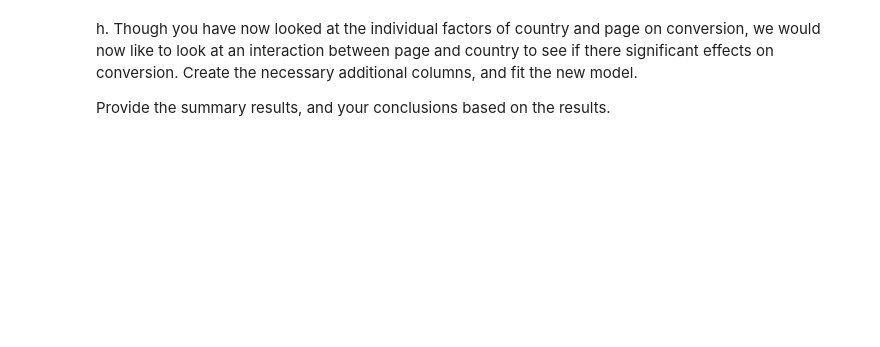
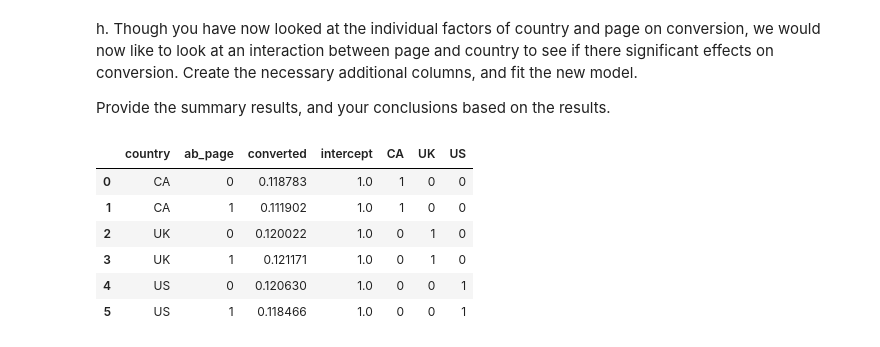
Before and after one commit to istam/Analyze-A-B-Test-Results, a Jupyter notebook: Istam_Kulliev_Analyze_ab_test_results_notebook.ipynb, the cells around one changed output. Saved outputs shown, nothing was run; the diff lists cells and outputs as text; code cells hidden in the pictures; blank space fills up the shorter version.

```diff
--- a/Istam_Kulliev_Analyze_ab_test_results_notebook.ipynb
+++ b/Istam_Kulliev_Analyze_ab_test_results_notebook.ipynb
@@ -590,3 +640,13 @@ df_new.head()
 h. Though you have now looked at the individual factors of country and page on conversion, we would now like to look at an interaction between page and country to see if there significant effects on conversion.  Create the necessary additional columns, and fit the new model.
 
 Provide the summary results, and your conclusions based on the results.
+# %%
+df_new.groupby(['country','ab_page'], as_index=False).mean()
+# %% [output]
+|  | country | ab_page | converted | intercept | CA | UK | US |
+| 0 | CA | 0 | 0.118783 | 1.0 | 1 | 0 | 0 |
+| 1 | CA | 1 | 0.111902 | 1.0 | 1 | 0 | 0 |
+| 2 | UK | 0 | 0.120022 | 1.0 | 0 | 1 | 0 |
+| 3 | UK | 1 | 0.121171 | 1.0 | 0 | 1 | 0 |
+| 4 | US | 0 | 0.120630 | 1.0 | 0 | 0 | 1 |
+| 5 | US | 1 | 0.118466 | 1.0 | 0 | 0 | 1 |
```
Also changed, not shown: parts of 20 cells of this notebook, 1 other file.
